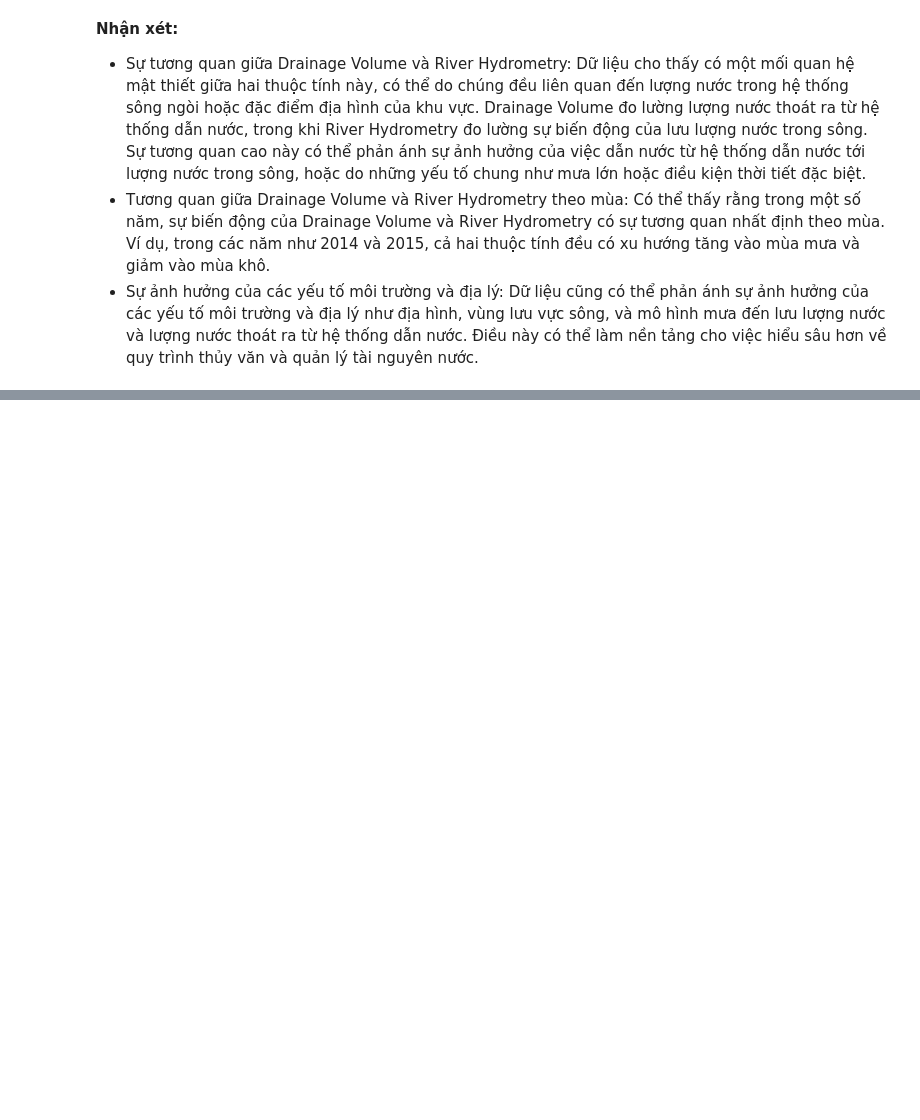
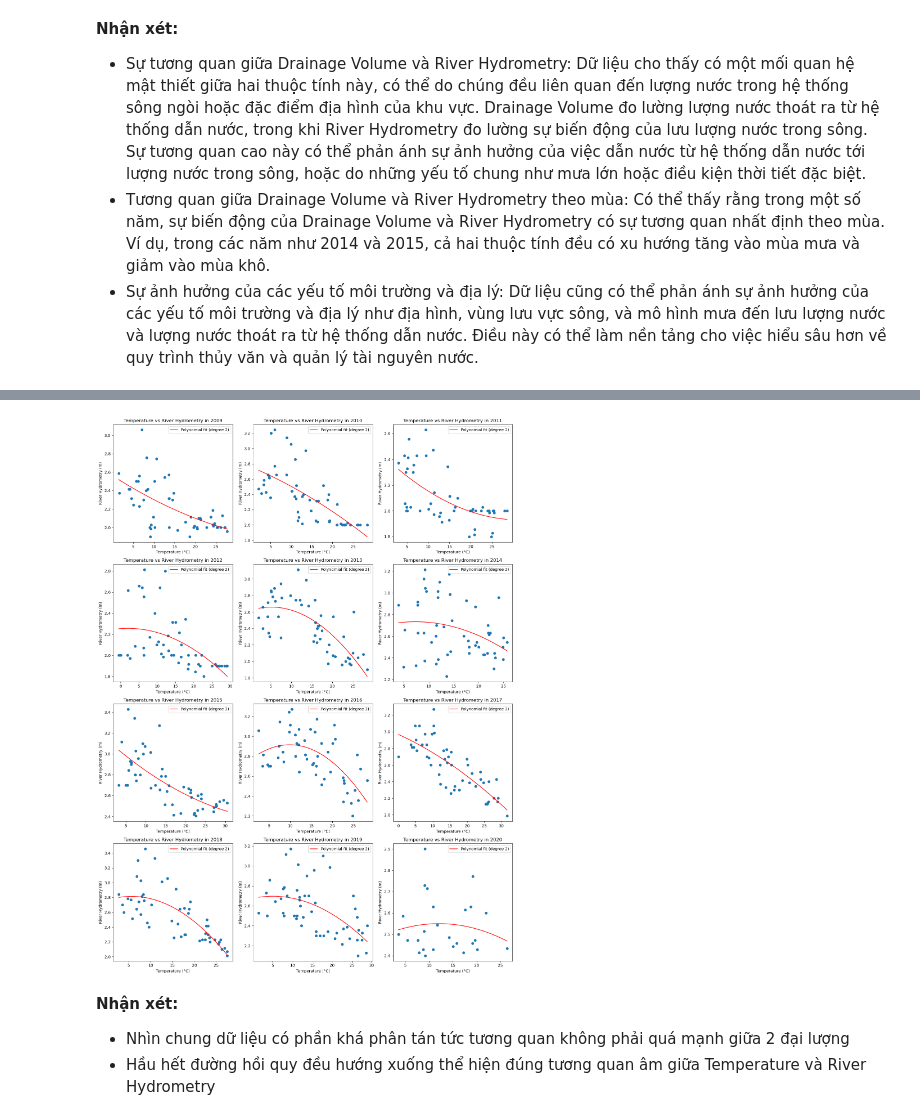
Before and after one commit to GenNyu/Lab-2---DV, a Jupyter notebook: 2.2_EDA.ipynb, the cells around one changed output, grey strips where cells are left out. Drawn from its saved outputs; the diff is of its cells as text; code cells hidden in the pictures; blank space fills up the shorter version.

```diff
--- a/2.2_EDA.ipynb
+++ b/2.2_EDA.ipynb
@@ -293,0 +393,40 @@ fig.show()
+# %%
+years = df['Date'].dt.year.unique()
+degree = 2
+ncols = 3
+nrows = int(np.ceil(len(years) / ncols))
+
+fig, axes = plt.subplots(nrows=nrows, ncols=ncols, figsize=(15, nrows * 5))
+axes = axes.flatten()
+
+for i, year in enumerate(years):
+    data = df[df['Date'].dt.year == year]
+    ax = axes[i]
+
+    ax.scatter(data['Temperature'], data['River_Hydrometry'])
+
+    # Tính toán các hệ số của đa thức bậc 'degree'
+    coeffs = np.polyfit(data['Temperature'], data['River_Hydrometry'], degree)
+    p = np.poly1d(coeffs)
+
+    # Tạo ra các giá trị x để vẽ đường hồi quy
+    x = np.linspace(data['Temperature'].min(), data['Temperature'].max(), 100)
+    y = p(x)
+
+    # Vẽ đường hồi quy bậc degree
+    ax.plot(x, y, color='red', label=f'Polynomial fit (degree {degree})')
+
+    ax.set_title(f'Temperature vs River Hydrometry in {year}')
+    ax.set_xlabel('Temperature (°C)')
+    ax.set_ylabel('River Hydrometry (m)')
+    ax.legend()
+
+
+plt.tight_layout()
+plt.show()
+# %% [output]
+[figure, added]
+# %% [markdown]
+**Nhận xét:**
+- Nhìn chung dữ liệu có phần khá phân tán tức tương quan không phải quá mạnh giữa 2 đại lượng
+- Hầu hết đường hồi quy đều hướng xuống thể hiện đúng tương quan âm giữa Temperature và River Hydrometry
```
Also changed, not shown: parts of 6 cells of this notebook.
